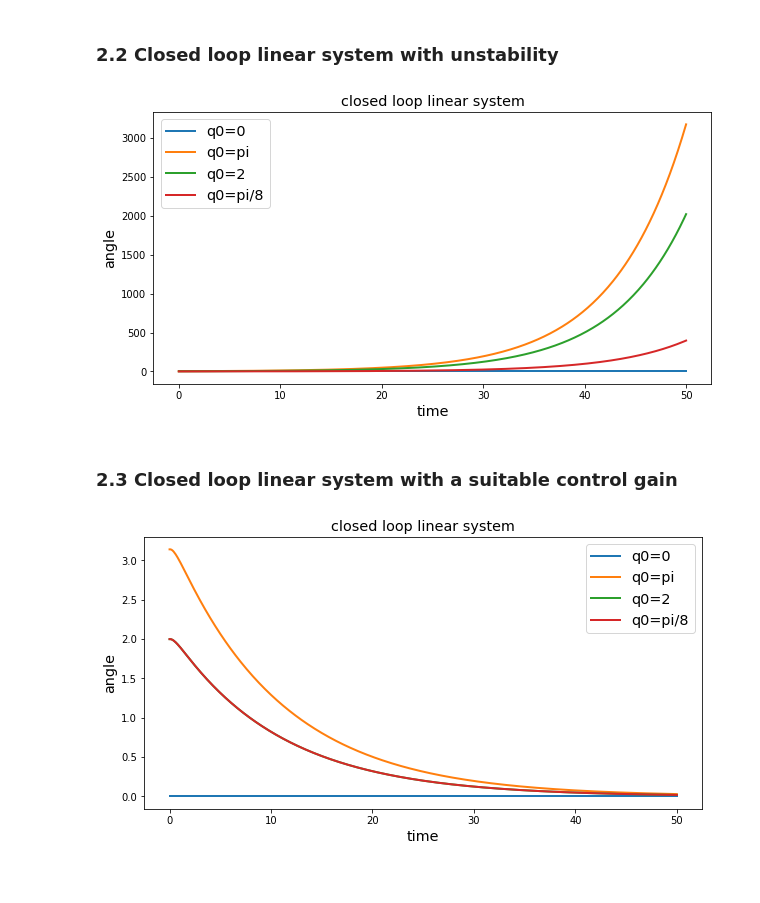
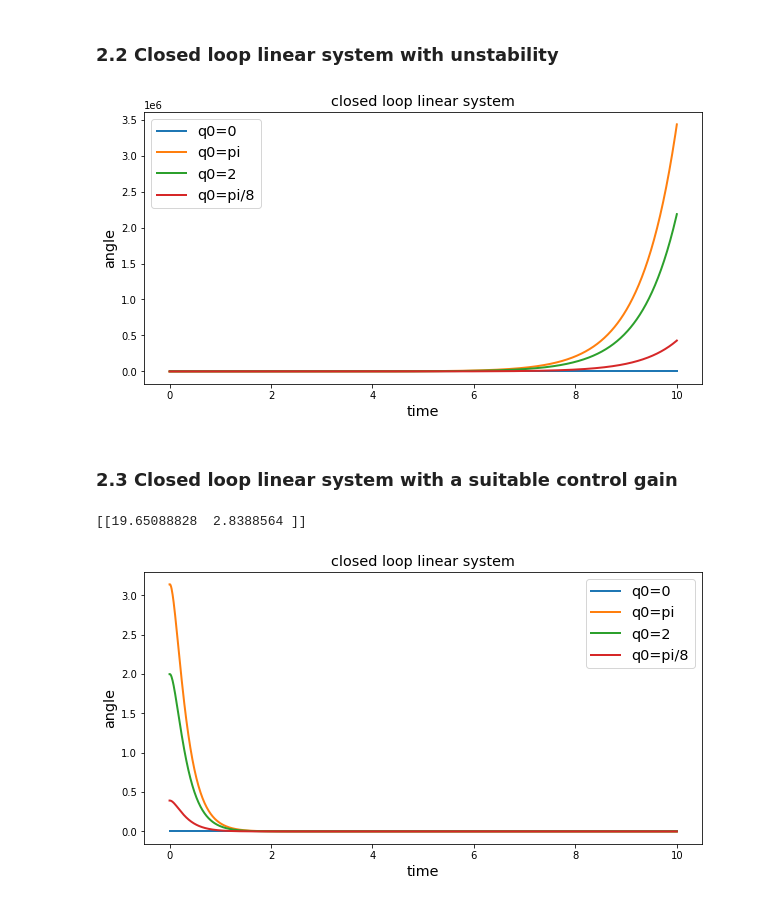
Before and after one commit to kimy-de/controlsystems, a Jupyter notebook: inverted pendulum.ipynb, the cells around one changed output. Drawn from its saved outputs; the diff is of its cells as text; code cells hidden in the pictures.

```diff
--- a/inverted pendulum.ipynb
+++ b/inverted pendulum.ipynb
@@ -25,9 +26,9 @@ g = 9.8 # gravity
 a = 0.25 # coefficient of rotational friction
 # %%
 # time
-t_end = 50
+t_end = 10
 dt = 0.01
-time = np.linspace(0, t_end, int(5/dt)+1)
+time = np.linspace(0, t_end, int(t_end/dt)+1)
 # %%
 # state vectors
 x0 = np.array([[0.],[0.]]) #initial q = 0. dq = 0
@@ -108,22 +109,28 @@ plt.legend(['q0=0','q0=pi','q0=2','q0=pi/8'], fontsize="x-large")
 plt.title('closed loop linear system', fontsize="x-large")
 plt.show()
 # %% [output]
-[figure, old version]
+[figure, new version]
 # %% [markdown]
 ### 2.3 Closed loop linear system with a suitable control gain
+# %%
+# 1. control gain u=-Kx (stable) - LQR
+Q = np.eye(2)
+R = 1
+P = scipy.linalg.solve_continuous_are(A, B, Q, R) # a solution of the Riccati equation
+K = B.T @ P
+print(K)
+# %% [output]
+[[19.65088828  2.8388564 ]]
 # %%
-# 1. control gain u=-Kx (stable)
-K = np.array([[15, 5]]) # 1x2
-
 plt.figure(figsize=(10,5))
 plt.plot(time, closed_loop_pendulum(time, dt, A, B, K, x0), linewidth=2)
 plt.plot(time, closed_loop_pendulum(time, dt, A, B, K, x1), linewidth=2)
 plt.plot(time, closed_loop_pendulum(time, dt, A, B, K, x2), linewidth=2)
-plt.plot(time, closed_loop_pendulum(time, dt, A, B, K, x2), linewidth=2)
+plt.plot(time, closed_loop_pendulum(time, dt, A, B, K, x3), linewidth=2)
 plt.xlabel('time', fontsize="x-large")
 plt.ylabel('angle', fontsize="x-large")
 plt.legend(['q0=0','q0=pi','q0=2','q0=pi/8'], fontsize="x-large")
 plt.title('closed loop linear system', fontsize="x-large")
 plt.show()
 # %% [output]
-[figure, old version]
+[figure, new version]
```
Also changed, not shown: parts of 3 cells of this notebook.
